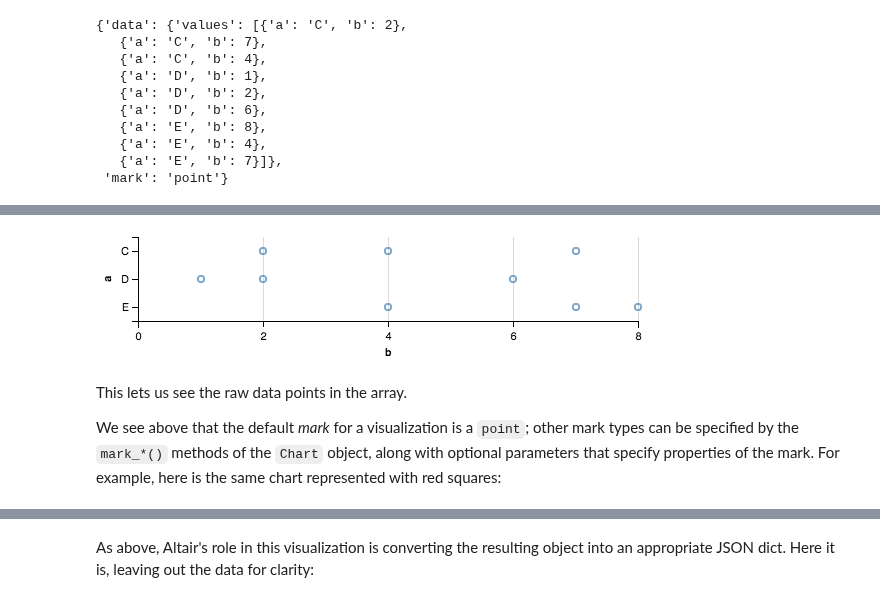
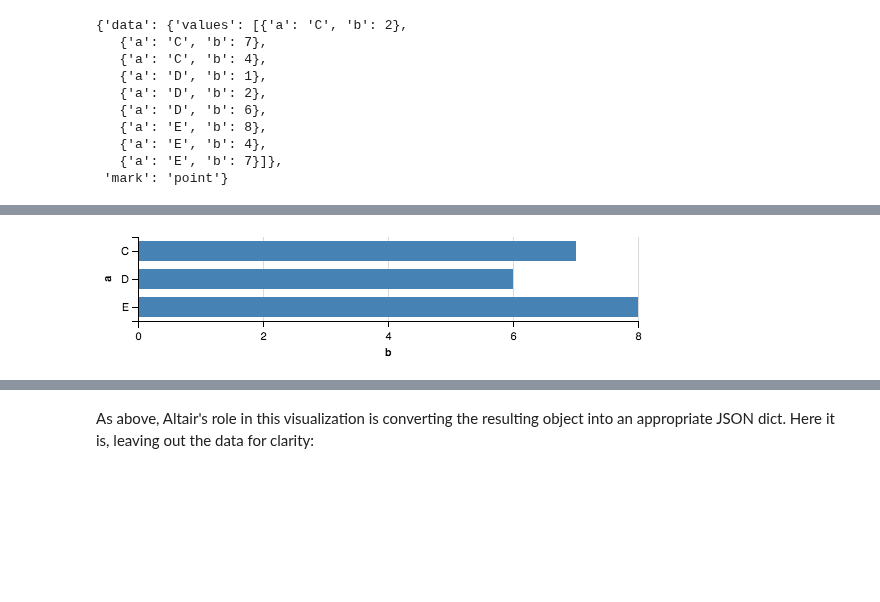
Before and after one commit to vega/altair, a Jupyter notebook: notebooks/Introduction.ipynb, the cells around one changed output, grey strips where cells are left out. Saved outputs shown, nothing was run; the diff lists cells and outputs as text; code cells hidden in the pictures; blank space fills up the shorter version.

```diff
--- a/notebooks/Introduction.ipynb
+++ b/notebooks/Introduction.ipynb
@@ -104,13 +150,8 @@ The visualization can be made more intersting by adding another encoding: let's
 # %%
-Chart(data).encode(
-    y='a',
-    x='b'
+Chart(data).mark_bar().encode(
+    Y('a'),
+    X('b')
 )
 # %% [output]
 [interactive output not drawn]
-[figure, old version]
+[figure, new version]
-# %% [markdown]
-This lets us see the raw data points in the array.
-
-We see above that the default *mark* for a visualization is a ``point``; other mark types can be specified by the ``mark_*()`` methods of the ``Chart`` object, along with optional parameters that specify properties of the mark.
-For example, here is the same chart represented with red squares:
```
Also changed, not shown: parts of 34 cells of this notebook, 1 other file.
